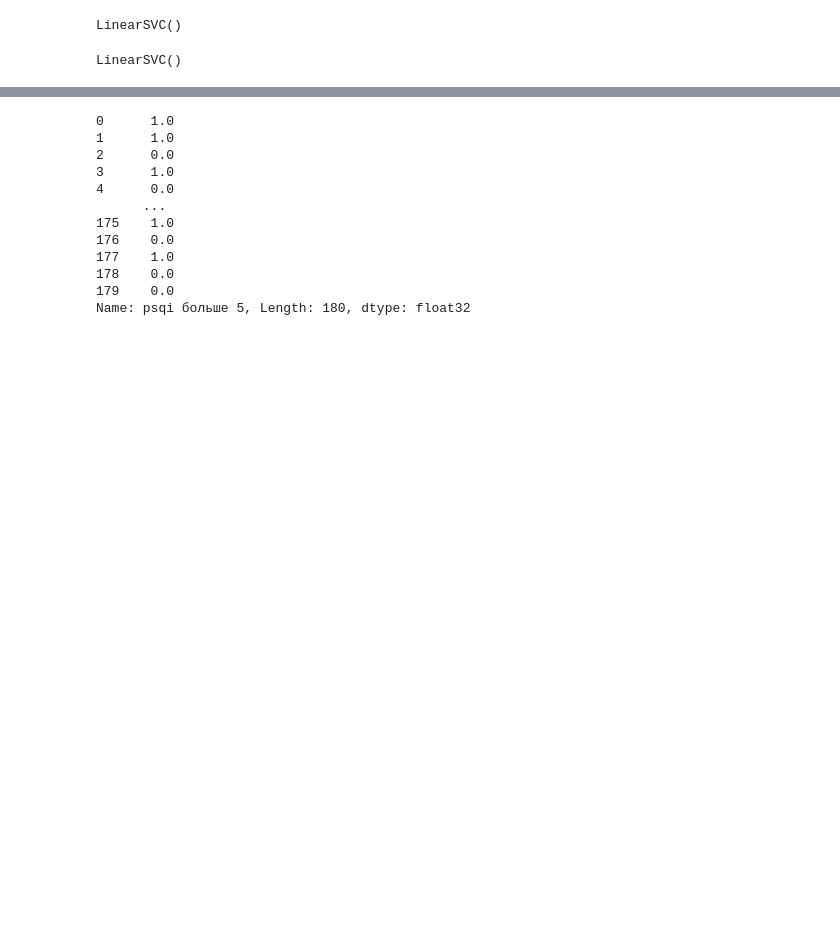
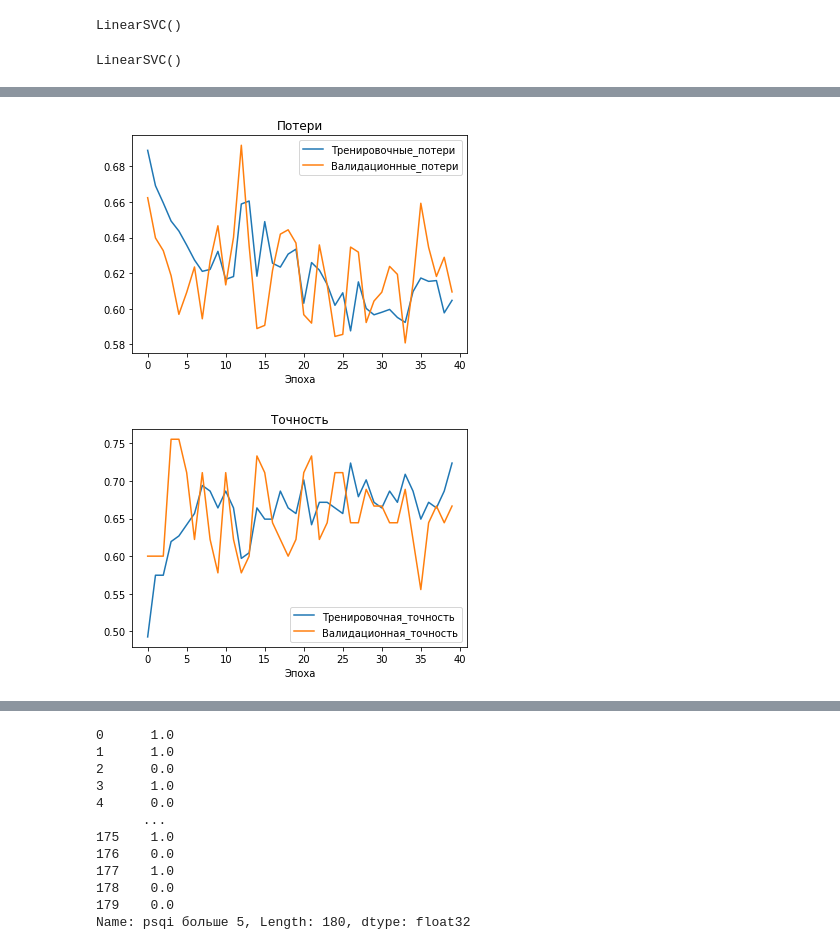
Before and after one commit to Nikitaion/mental_disorders, a Jupyter notebook: mental_disorders.ipynb, the cells around one changed output, grey strips where cells are left out. Drawn from its saved outputs; the diff is of its cells as text; code cells hidden in the pictures; blank space fills up the shorter version.

```diff
--- a/mental_disorders.ipynb
+++ b/mental_disorders.ipynb
@@ -1178,3 +1228,8 @@ model2.evaluate(X_test_scaled, y_test)
+# %%
+plot_loss_curves(history2)
+# %% [output]
+[figure, added]
+[figure, added]
 # %%
 tf.random.set_seed(42)
 
```
Also changed, not shown: parts of 94 cells of this notebook.
